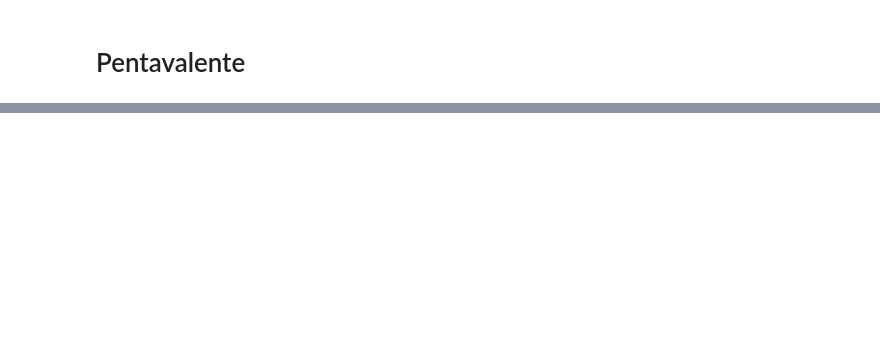
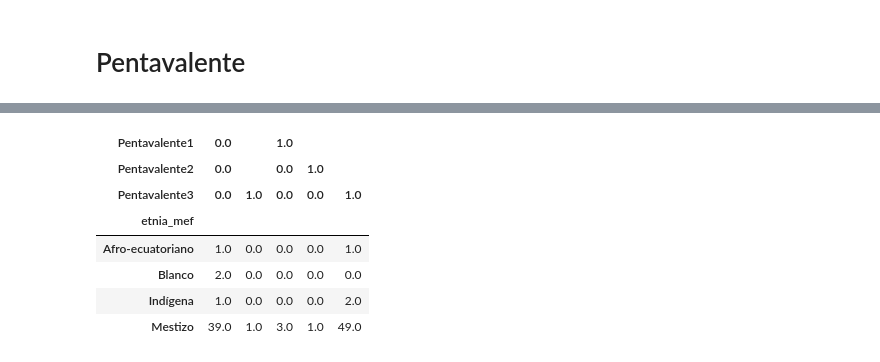
Before and after one commit to JhoanaAucancela/Analisis, a Jupyter notebook: Proyecto.ipynb, the cells around one changed output, grey strips where cells are left out. Cells and saved outputs as stored; diff of their text form; code cells hidden in the pictures; blank space fills up the shorter version.

```diff
--- a/Proyecto.ipynb
+++ b/Proyecto.ipynb
@@ -526,0 +616,13 @@ memory usage: 96.0 bytes
+# %%
+df_Pentavalente = df_Pentavalente.rename({'edadmeses': 'Niños'}, axis=1)
+df_Pentavalente = df_Pentavalente.fillna(0)
+df_Pentavalente
+# %% [output]
+| Pentavalente1 | 0.0 |  | 1.0 |  |  |
+| Pentavalente2 | 0.0 |  | 0.0 | 1.0 |  |
+| Pentavalente3 | 0.0 | 1.0 | 0.0 | 0.0 | 1.0 |
+| etnia_mef |  |  |  |  |  |
+| Afro-ecuatoriano | 1.0 | 0.0 | 0.0 | 0.0 | 1.0 |
+| Blanco | 2.0 | 0.0 | 0.0 | 0.0 | 0.0 |
+| Indígena | 1.0 | 0.0 | 0.0 | 0.0 | 2.0 |
+| Mestizo | 39.0 | 1.0 | 3.0 | 1.0 | 49.0 |
```
Also changed, not shown: parts of 88 cells of this notebook, 31 other files.
